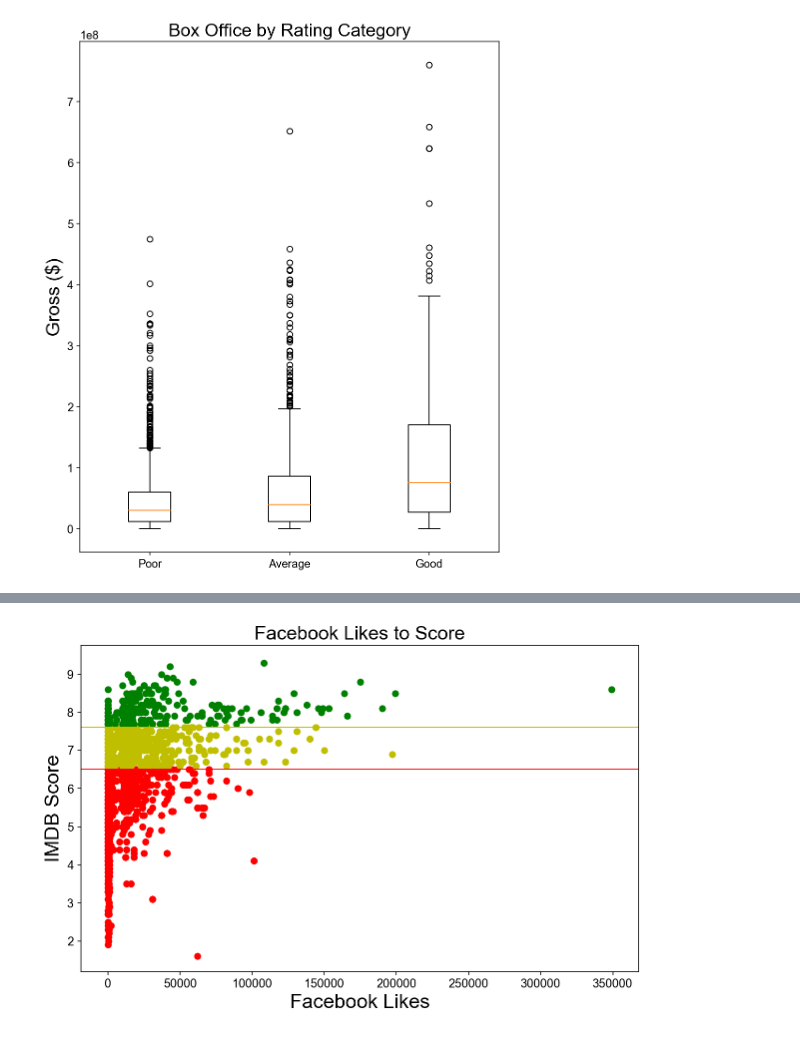
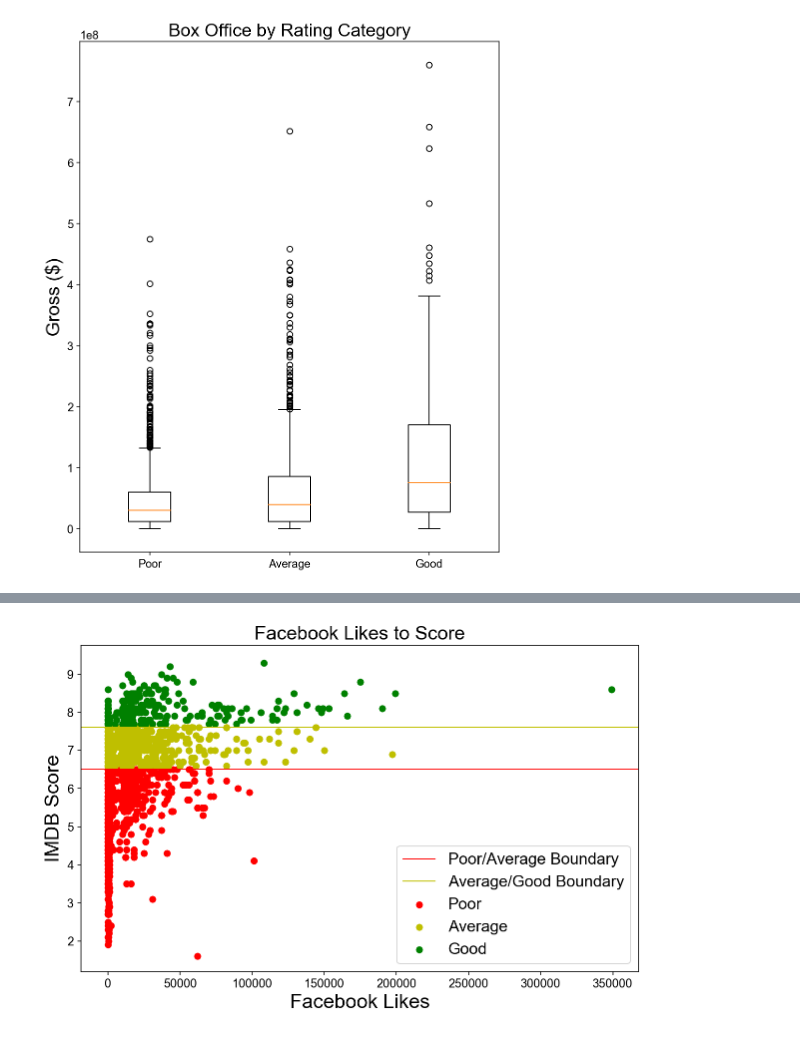
Before and after one commit to SMU-ML-2017/Project1, a Jupyter notebook: ML Lab 1.ipynb, the cells around one changed output, grey strips where cells are left out. Drawn from its saved outputs; the diff is of its cells as text; code cells hidden in the pictures.

```diff
--- a/ML Lab 1.ipynb
+++ b/ML Lab 1.ipynb
@@ -59,6 +59,9 @@ for col in ['title_year','facenumber_in_poster','movie_facebook_likes',
 for col in ['language','country','content_rating','color','aspect_ratio']:
     m[col] = m[col].astype('category')
 
+# Remove all duplicate entries
+m.drop_duplicates(inplace=True)
+
 # Create a copy to perserve the original DataFrame
 m_original=m.copy()
 m.head()
@@ -345,12 +399,13 @@ plt.show()
 # %%
 plt.scatter(poor['movie_facebook_likes'], poor['imdb_score'], color='r' , label='Poor')
 plt.scatter(average['movie_facebook_likes'], average['imdb_score'], color='y' , label='Average')
 plt.scatter(good['movie_facebook_likes'], good['imdb_score'], color='g', label='Good')
 plt.title('Facebook Likes to Score')
 plt.xlabel('Facebook Likes')
 plt.ylabel('IMDB Score')
-plt.axhline(y=poor_avg, linewidth=1, color = 'r')
-plt.axhline(y=avg_good, linewidth=1, color = 'y')
+plt.axhline(y=poor_avg, linewidth=1, color = 'r', label='Poor/Average Boundary')
+plt.axhline(y=avg_good, linewidth=1, color = 'y', label='Average/Good Boundary')
+plt.legend()
 plt.show()
 # %% [output]
-[figure, old version]
+[figure, new version]
```
Also changed, not shown: parts of 46 cells of this notebook.
